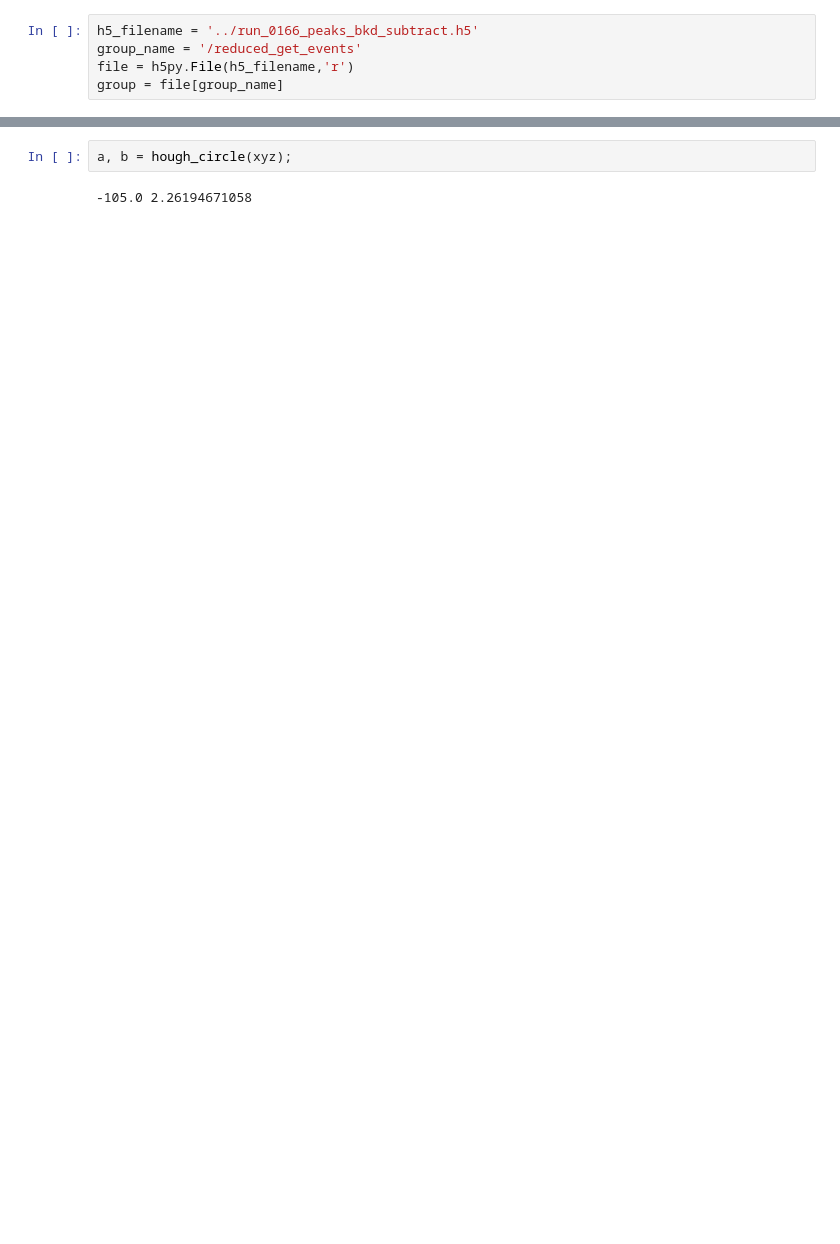
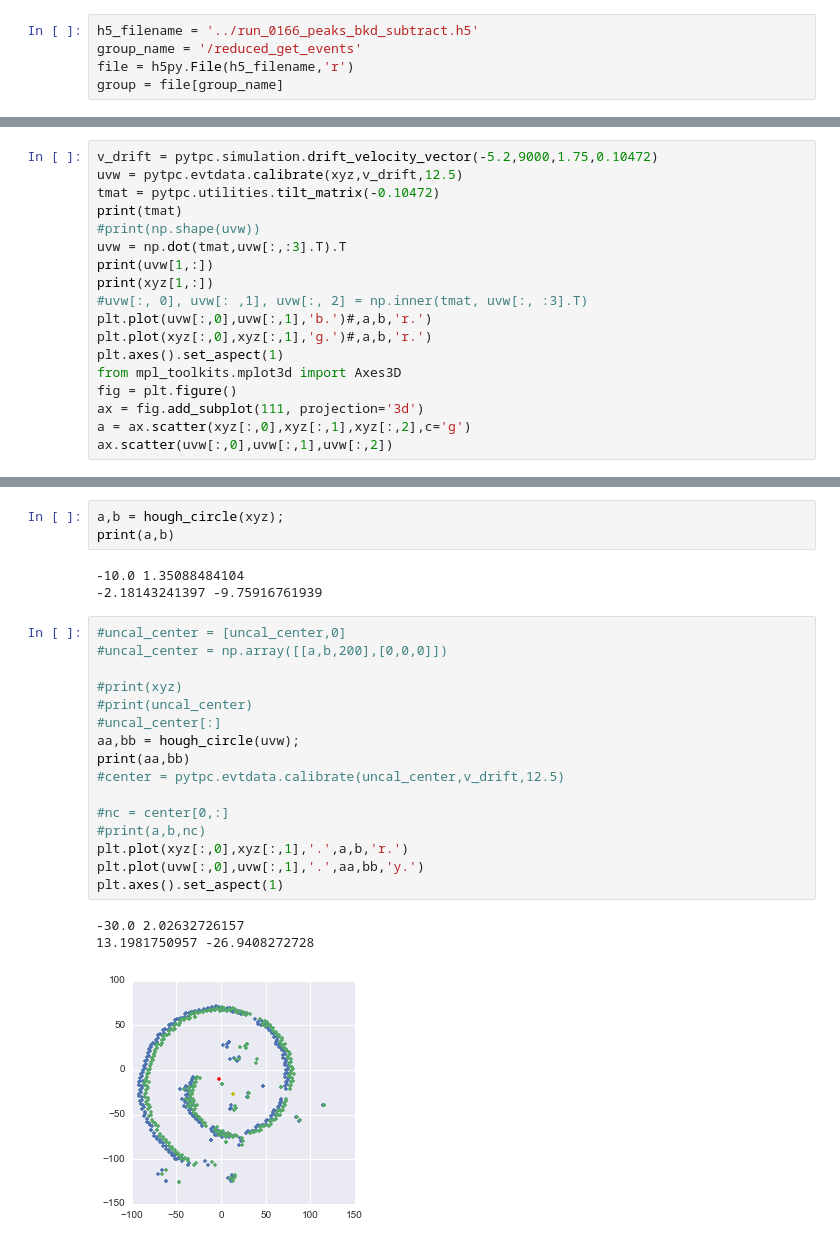
Before and after one commit to mpkuchera/Hough, a Jupyter notebook: Hough_transform.ipynb, the cells around one changed output, grey strips where cells are left out. Saved outputs shown, nothing was run; the diff lists cells and outputs as text; blank space fills up the shorter version.

Commit message:
many algorithm improvements and correction for the tilt

```diff
--- a/Hough_transform.ipynb
+++ b/Hough_transform.ipynb
@@ -98,0 +228,18 @@ xyz = event[:,0:4]
+# %%
+v_drift = pytpc.simulation.drift_velocity_vector(-5.2,9000,1.75,0.10472)
+uvw = pytpc.evtdata.calibrate(xyz,v_drift,12.5)
+tmat = pytpc.utilities.tilt_matrix(-0.10472)
+print(tmat)
+#print(np.shape(uvw))
+uvw = np.dot(tmat,uvw[:,:3].T).T
+print(uvw[1,:])
+print(xyz[1,:])
+#uvw[:, 0], uvw[: ,1], uvw[:, 2] = np.inner(tmat, uvw[:, :3].T)
+plt.plot(uvw[:,0],uvw[:,1],'b.')#,a,b,'r.')
+plt.plot(xyz[:,0],xyz[:,1],'g.')#,a,b,'r.')
+plt.axes().set_aspect(1)
+from mpl_toolkits.mplot3d import Axes3D
+fig = plt.figure()
+ax = fig.add_subplot(111, projection='3d')
+a = ax.scatter(xyz[:,0],xyz[:,1],xyz[:,2],c='g')
+ax.scatter(uvw[:,0],uvw[:,1],uvw[:,2])
@@ -99,4 +255,26 @@ xyz = event[:,0:4]
 # %%
-a, b = hough_circle(xyz);
+a,b = hough_circle(xyz);
+print(a,b)
 # %% [output]
--105.0 2.26194671058
+-10.0 1.35088484104
+-2.18143241397 -9.75916761939
+# %%
+#uncal_center = [uncal_center,0]
+#uncal_center = np.array([[a,b,200],[0,0,0]])
+
+#print(xyz)
+#print(uncal_center)
+#uncal_center[:]
+aa,bb = hough_circle(uvw);
+print(aa,bb)
+#center = pytpc.evtdata.calibrate(uncal_center,v_drift,12.5)
+
+#nc = center[0,:]
+#print(a,b,nc)
+plt.plot(xyz[:,0],xyz[:,1],'.',a,b,'r.')
+plt.plot(uvw[:,0],uvw[:,1],'.',aa,bb,'y.')
+plt.axes().set_aspect(1)
+# %% [output]
+-30.0 2.02632726157
+13.1981750957 -26.9408272728
+[figure, added]
```
Also changed, not shown: parts of 19 cells of this notebook.
